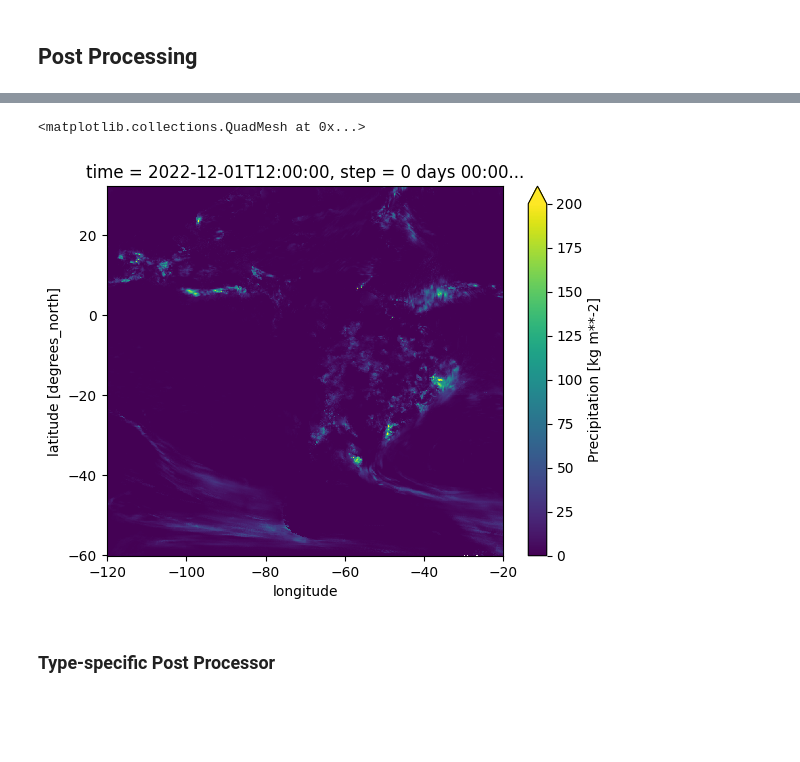
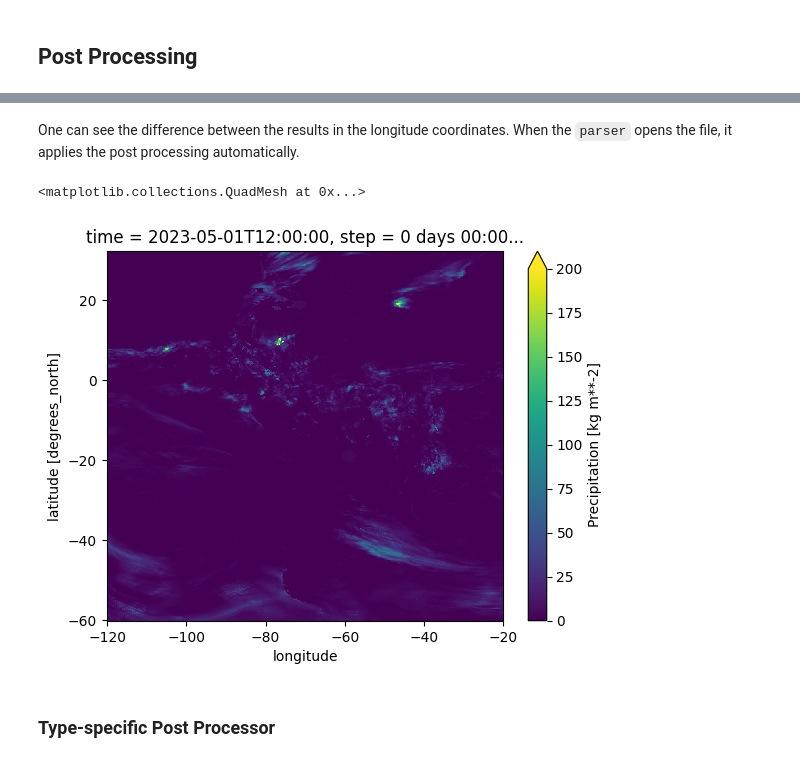
Before and after one commit to cordmaur/INPERainDownloader, a Jupyter notebook: nbs/01-INPEDownloader_usage.ipynb, the cells around one changed output, grey strips where cells are left out. Drawn from its saved outputs; the diff is of its cells as text; code cells hidden in the pictures; blank space fills up the shorter version.

```diff
--- a/nbs/01-INPEDownloader_usage.ipynb
+++ b/nbs/01-INPEDownloader_usage.ipynb
@@ -129,0 +116,3 @@ downloader = Downloader(
+# %%
+daily_parser = INPEParsers.parsers[0]
+daily_parser
@@ -129,0 +164,3 @@ downloader = Downloader(
+# %%
+rain = daily_parser.open_file('20230501', '/workspaces/reports_folder/downloads/')
+rain
@@ -130,12 +185,11 @@ downloader = Downloader(
+# %% [markdown]
+One can see the difference between the results in the longitude coordinates. When the `parser` opens the file, it applies the post processing automatically.
 # %%
-# get the rain of a specific date
-rain = downloader.open_file('20221201', datatype=INPETypes.DAILY_RAIN)
-
 # plot the array
-rain.plot(vmax=200)
+rain['prec'].plot(vmax=200)
 # %% [output]
 <matplotlib.collections.QuadMesh at 0x...>
-[figure, old version]
+[figure, new version]
 # %% [markdown]
 ### Type-specific Post Processor
 # %% [markdown]
```
Also changed, not shown: parts of 17 cells of this notebook, 15 other files.
